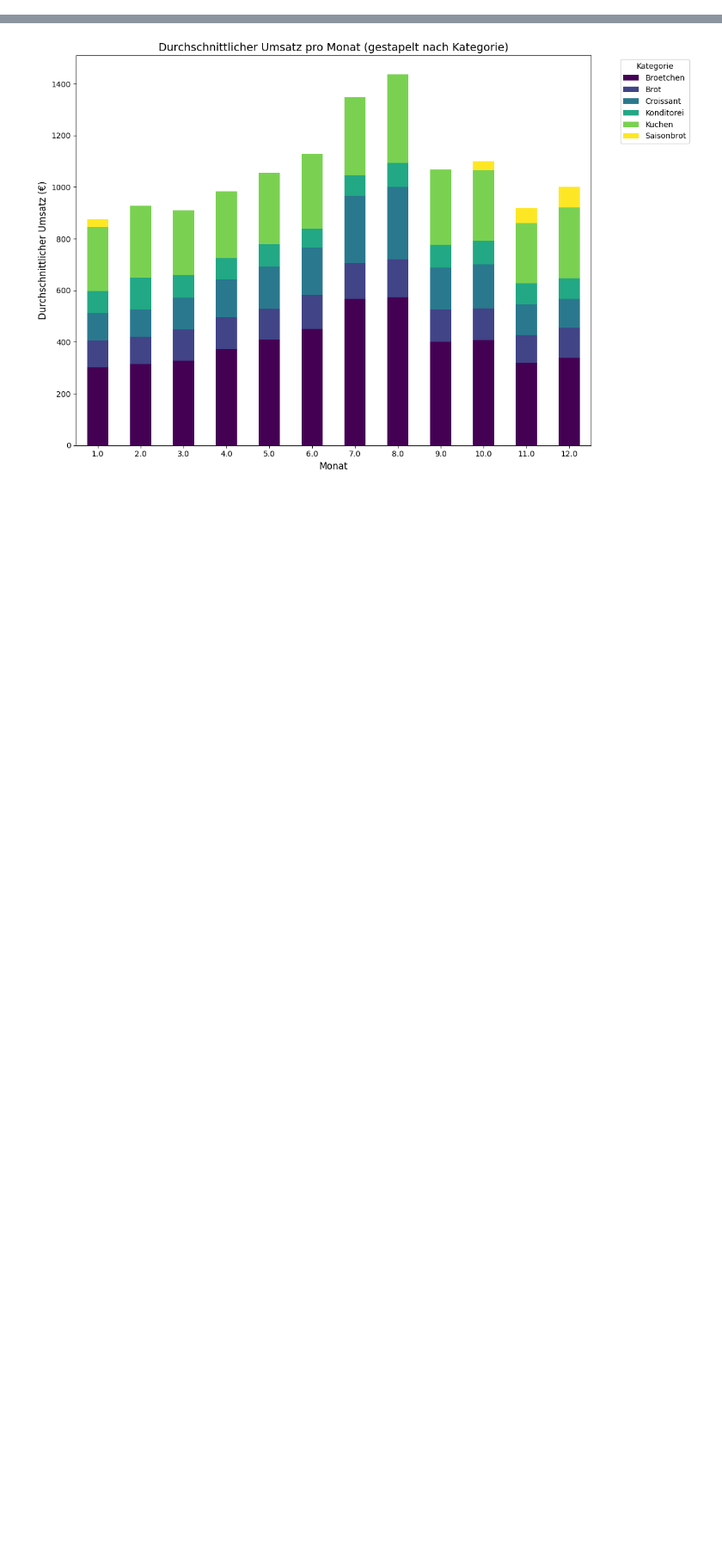
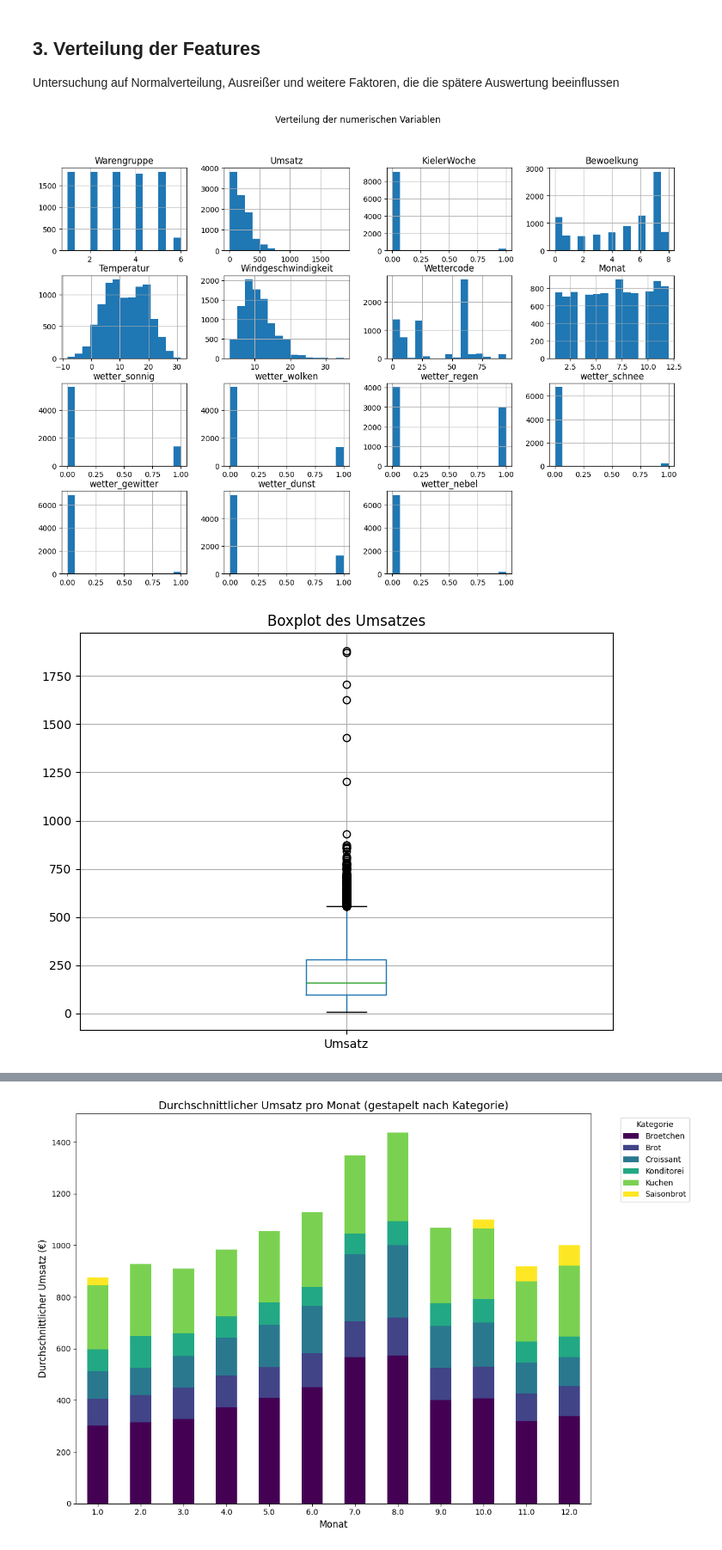
Before and after one commit to Heidikowski/Bakery-Project, a Jupyter notebook: 1_DatasetCharacteristics/grafiken_umsatz.ipynb, the cells around one changed output, grey strips where cells are left out. Shown at 86% size. Drawn from its saved outputs; the diff is of its cells as text; code cells hidden in the pictures; blank space fills up the shorter version.

```diff
--- a/1_DatasetCharacteristics/grafiken_umsatz.ipynb
+++ b/1_DatasetCharacteristics/grafiken_umsatz.ipynb
@@ -0,0 +42,7 @@
+# %%
+# Numerische und kategoriale Spalten identifizieren
+numerical_cols = umsatz_gesamt.select_dtypes(include=['float64', 'int64']).columns
+categorical_cols = umsatz_gesamt.select_dtypes(include=['object']).columns
+
+print(f"Numerische Spalten: {numerical_cols}")
+print(f"Kategoriale Spalten: {categorical_cols}")
@@ -0,0 +102,20 @@
+# %% [markdown]
+## 3. Verteilung der Features
+
+Untersuchung auf Normalverteilung, Ausreißer und weitere Faktoren, die die spätere Auswertung beeinflussen
+# %%
+import matplotlib.pyplot as plt
+
+# Histogramme
+umsatz_gesamt[numerical_cols].hist(bins=15, figsize=(15, 10))
+plt.suptitle('Verteilung der numerischen Variablen')
+plt.show()
+
+# Boxplot für den Umsatz
+plt.figure(figsize=(8, 6))
+umsatz_gesamt.boxplot(column='Umsatz')
+plt.title('Boxplot des Umsatzes')
+plt.show()
+# %% [output]
+[figure, added]
+[figure, added]
```
Also changed, not shown: parts of 13 cells of this notebook.
